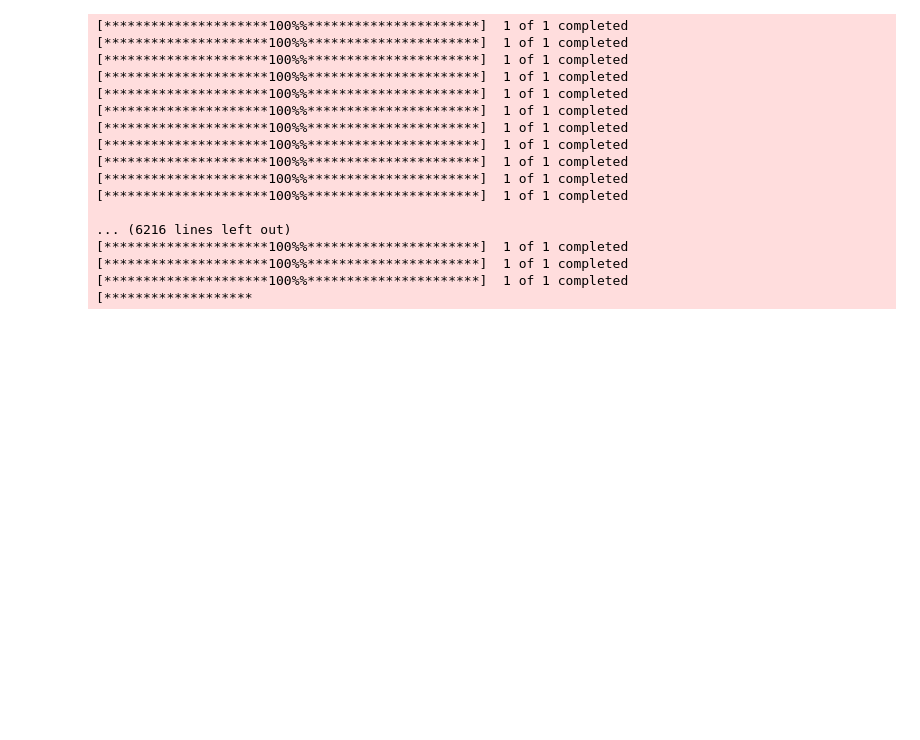
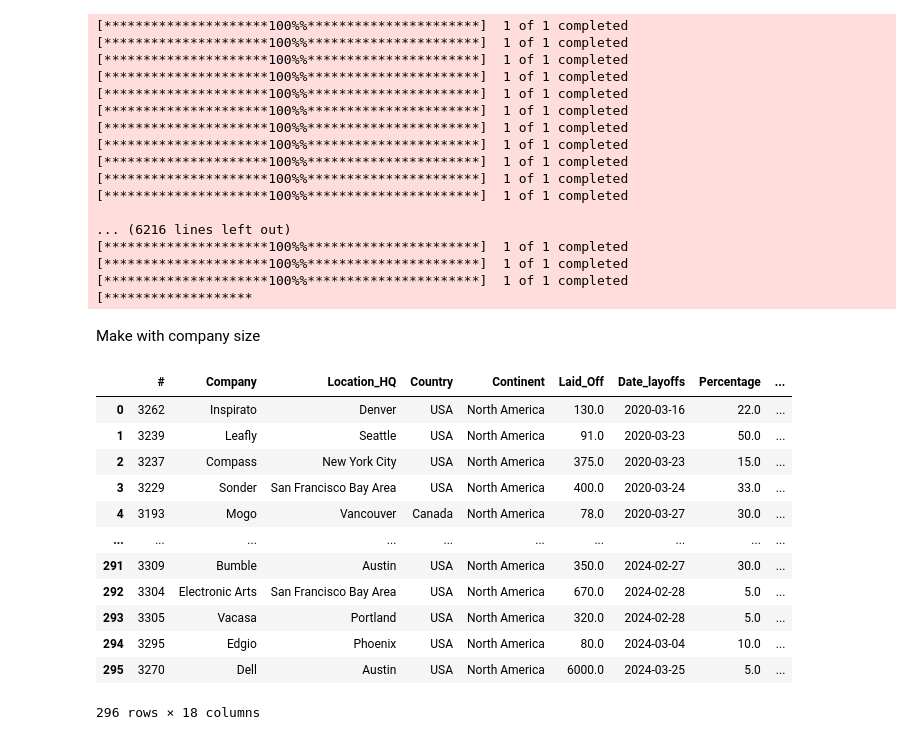
Before and after one commit to shwaylay/CMSC828A_Final_Proj, a Jupyter notebook: datasets/try_yfinance.ipynb, the cells around one changed output. Saved outputs shown, nothing was run; the diff lists cells and outputs as text; code cells hidden in the pictures; blank space fills up the shorter version.

```diff
--- a/datasets/try_yfinance.ipynb
+++ b/datasets/try_yfinance.ipynb
@@ -255,3 +272,5 @@ for industry in layoffs_and_stock_df_clean['industry']:
 [*********************100%%**********************]  1 of 1 completed
 [*********************100%%**********************]  1 of 1 completed
 [*******************
+# %% [markdown]
+Make with company size
@@ -257,0 +283,20 @@ for industry in layoffs_and_stock_df_clean['industry']:
+# %%
+start_date = "2020-03-10"
+end_date = "2024-03-30"
+layoffs_and_stock_df_clean = pd.read_csv("tech_layoffs_CLEANED_NoNA_Company_Size.csv", parse_dates=['Date_layoffs'])
+# %%
+layoffs_and_stock_df_clean
+# %% [output]
+|  | # | Company | Location_HQ | Country | Continent | Laid_Off | Date_layoffs | Percentage | ... |
+| 0 | 3262 | Inspirato | Denver | USA | North America | 130.0 | 2020-03-16 | 22.0 | ... |
+| 1 | 3239 | Leafly | Seattle | USA | North America | 91.0 | 2020-03-23 | 50.0 | ... |
+| 2 | 3237 | Compass | New York City | USA | North America | 375.0 | 2020-03-23 | 15.0 | ... |
+| 3 | 3229 | Sonder | San Francisco Bay Area | USA | North America | 400.0 | 2020-03-24 | 33.0 | ... |
+| 4 | 3193 | Mogo | Vancouver | Canada | North America | 78.0 | 2020-03-27 | 30.0 | ... |
+| ... | ... | ... | ... | ... | ... | ... | ... | ... | ... |
+| 291 | 3309 | Bumble | Austin | USA | North America | 350.0 | 2024-02-27 | 30.0 | ... |
+| 292 | 3304 | Electronic Arts | San Francisco Bay Area | USA | North America | 670.0 | 2024-02-28 | 5.0 | ... |
+| 293 | 3305 | Vacasa | Portland | USA | North America | 320.0 | 2024-02-28 | 5.0 | ... |
+| 294 | 3295 | Edgio | Phoenix | USA | North America | 80.0 | 2024-03-04 | 10.0 | ... |
+| 295 | 3270 | Dell | Austin | USA | North America | 6000.0 | 2024-03-25 | 5.0 | ... |
+296 rows × 18 columns
```
Also changed, not shown: parts of 5 cells of this notebook, 1 other file.
